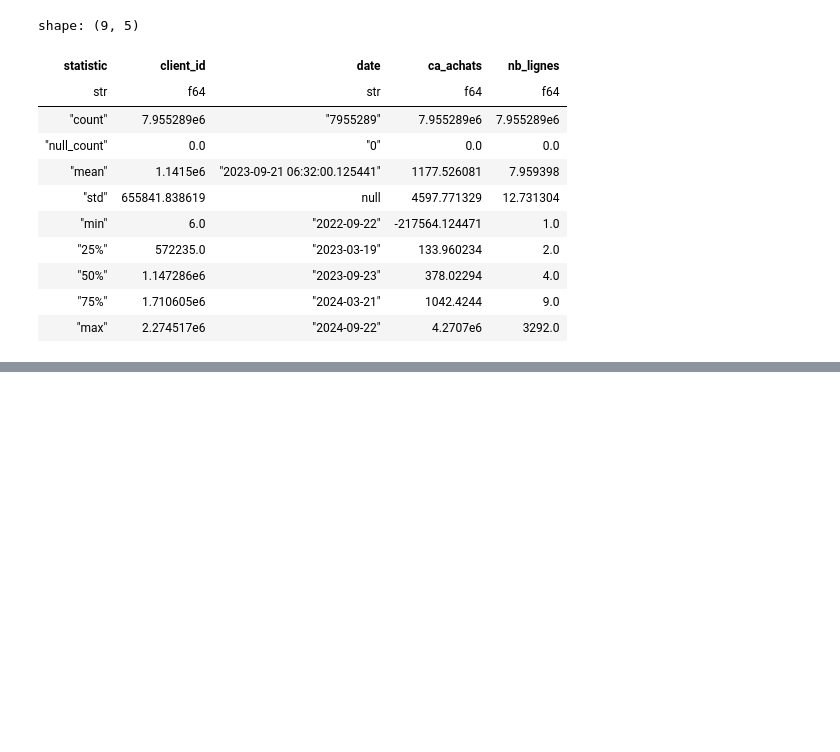
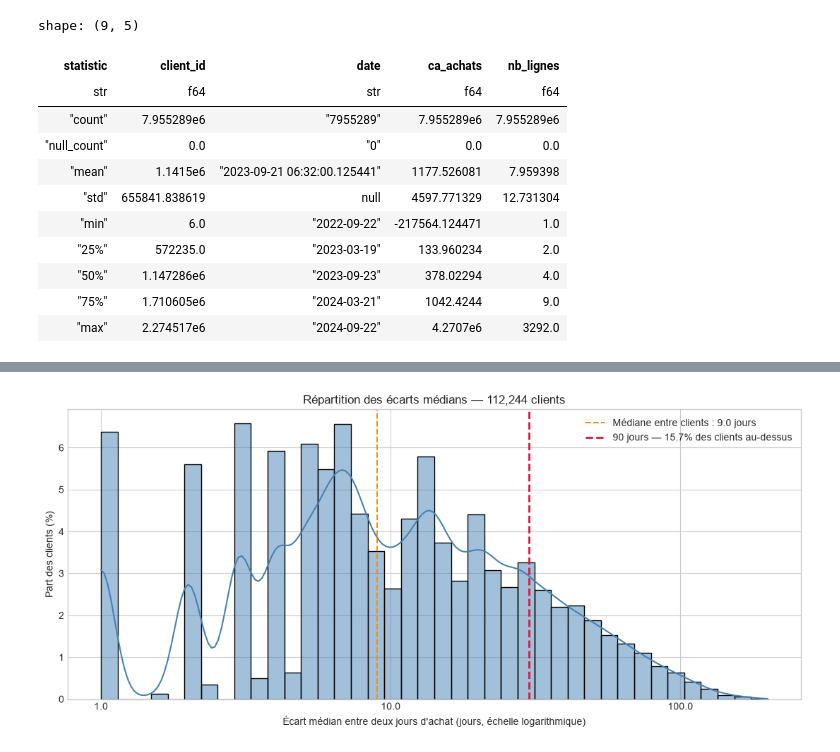
Before and after one commit to ElouanBontron/case_BCGX, a Jupyter notebook: use_case_1.ipynb, the cells around one changed output, grey strips where cells are left out. Drawn from its saved outputs; the diff is of its cells as text; code cells hidden in the pictures; blank space fills up the shorter version.

```diff
--- a/use_case_1.ipynb
+++ b/use_case_1.ipynb
@@ -611,0 +1089,90 @@ display(resultats["couverture_test"])
+# %%
+MIN_JOURS_ACHAT = 6
+SEUIL_JOURS = 30
+
+ecarts_clients = (
+    quotidien
+    .select("client_id", "date", "ca_achats")
+    .sort(["client_id", "date"])
+    .with_columns(
+        pl.col("date")
+        .diff()
+        .over("client_id")
+        .dt.total_days()
+        .alias("ecart_j")
+    )
+    .group_by("client_id")
+    .agg(
+        pl.len().alias("nb_jours_achat"),
+        pl.col("ecart_j").median().alias("ecart_median_j"),
+        pl.col("ca_achats").sum().alias("ca_total"),
+    )
+    .filter(
+        (pl.col("nb_jours_achat") >= MIN_JOURS_ACHAT)
+        & (pl.col("ecart_median_j") > 0)
+    )
+    .collect(engine="streaming")
+)
+
+if ecarts_clients.is_empty():
+    raise ValueError("Pas assez d'achats pour calculer les écarts.")
+
+# Clients dont la médiane est strictement supérieure à 90 jours.
+clients_sup90 = ecarts_clients.filter(
+    pl.col("ecart_median_j") > SEUIL_JOURS
+)
+
+part_clients = clients_sup90.height / ecarts_clients.height
+ca_sup90 = clients_sup90["ca_total"].sum()
+ca_perimetre = ecarts_clients["ca_total"].sum()
+part_ca = ca_sup90 / ca_perimetre if ca_perimetre > 0 else None
+
+valeurs = ecarts_clients["ecart_median_j"]
+
+fig, ax = plt.subplots(figsize=(11, 5))
+
+sns.histplot(
+    x=valeurs.to_numpy(),
+    bins=40,
+    stat="percent",
+    kde=valeurs.n_unique() > 1,
+    log_scale=True,
+    color="steelblue",
+    ax=ax,
+)
+
+ax.axvline(
+    valeurs.median(),
+    color="darkorange",
+    linestyle="--",
+    label=f"Médiane entre clients : {valeurs.median():.1f} jours",
+)
+ax.axvline(
+    SEUIL_JOURS,
+    color="crimson",
+    linestyle="--",
+    linewidth=2,
+    label=f"90 jours — {part_clients:.1%} des clients au-dessus",
+)
+
+ax.set(
+    title=f"Répartition des écarts médians — {ecarts_clients.height:,} clients",
+    xlabel="Écart médian entre deux jours d'achat (jours, échelle logarithmique)",
+    ylabel="Part des clients (%)",
+)
+ax.xaxis.set_major_formatter(ScalarFormatter())
+ax.legend()
+plt.tight_layout()
+plt.show()
+
+print(
+    f"Clients avec une médiane > 90 jours : "
+    f"{clients_sup90.height:,} / {ecarts_clients.height:,} "
+    f"({part_clients:.2%})"
+)
+print(f"CA cumulé de ces clients : {ca_sup90:,.0f} €")
+
+if part_ca is not None:
+    print(f"Part du CA du périmètre retenu : {part_ca:.2%}")
+# %% [output]
+[figure, added]
```
Also changed, not shown: parts of 24 cells of this notebook, 14 other files.
